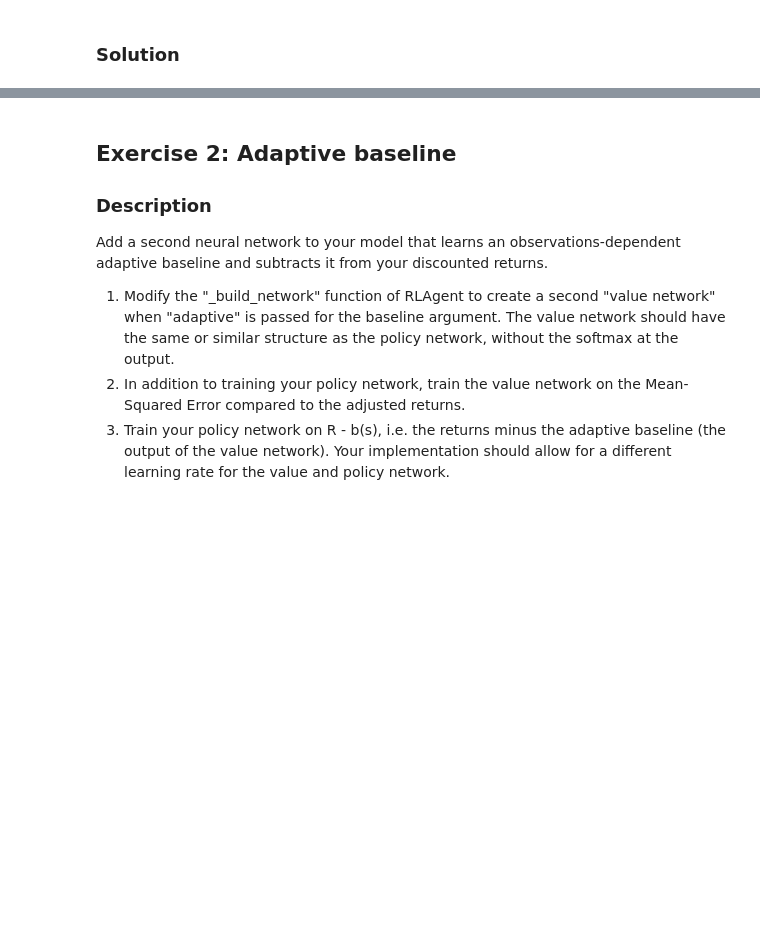
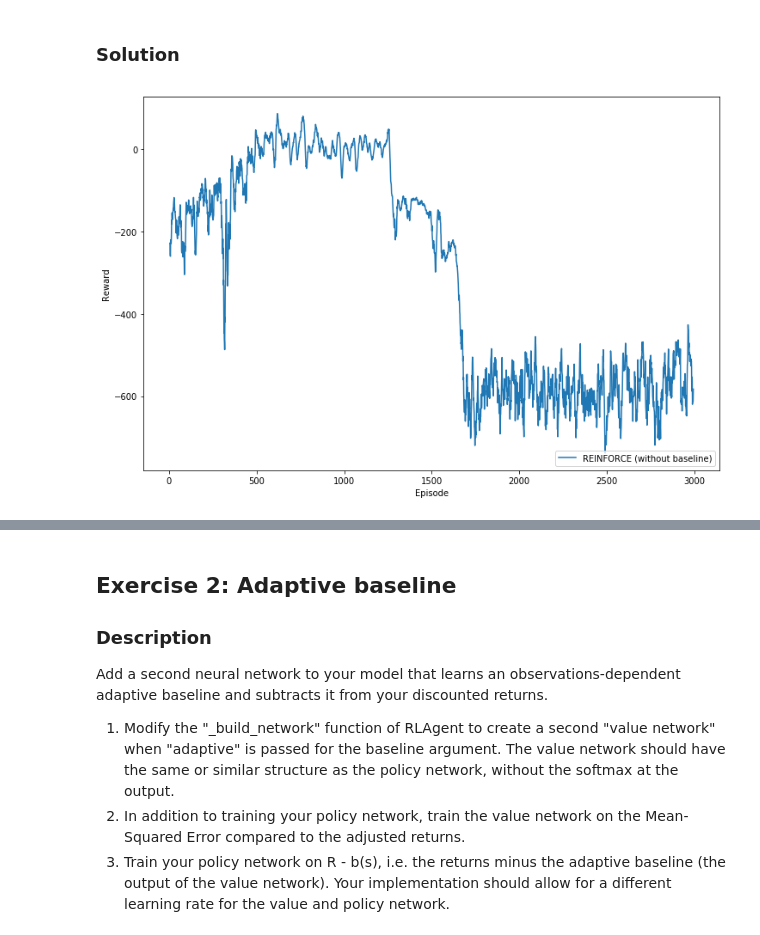
Before and after one commit to ythuangyt/Artificial-Neural-Network, a Jupyter notebook: miniproject3_2019.ipynb, the cells around one changed output, grey strips where cells are left out. Saved outputs shown, nothing was run; the diff lists cells and outputs as text; code cells hidden in the pictures; blank space fills up the shorter version.

```diff
--- a/miniproject3_2019.ipynb
+++ b/miniproject3_2019.ipynb
@@ -410,3 +405,10 @@ WARNING: Running any experiments with the same names (first argument in run_expe
 - 2 points for implementing and plotting the simple baseline with reasonable performance.
 # %% [markdown]
 ### Solution
+# %%
+results = Results()
+num_episodes = 3000
+policy_learning_rate = 5e-3
+episodes, _ = run_experiment("REINFORCE (without baseline)", discrete_env, num_episodes, policy_learning_rate)
+# %% [output]
+[figure, added]
```
Also changed, not shown: parts of 17 cells of this notebook.
